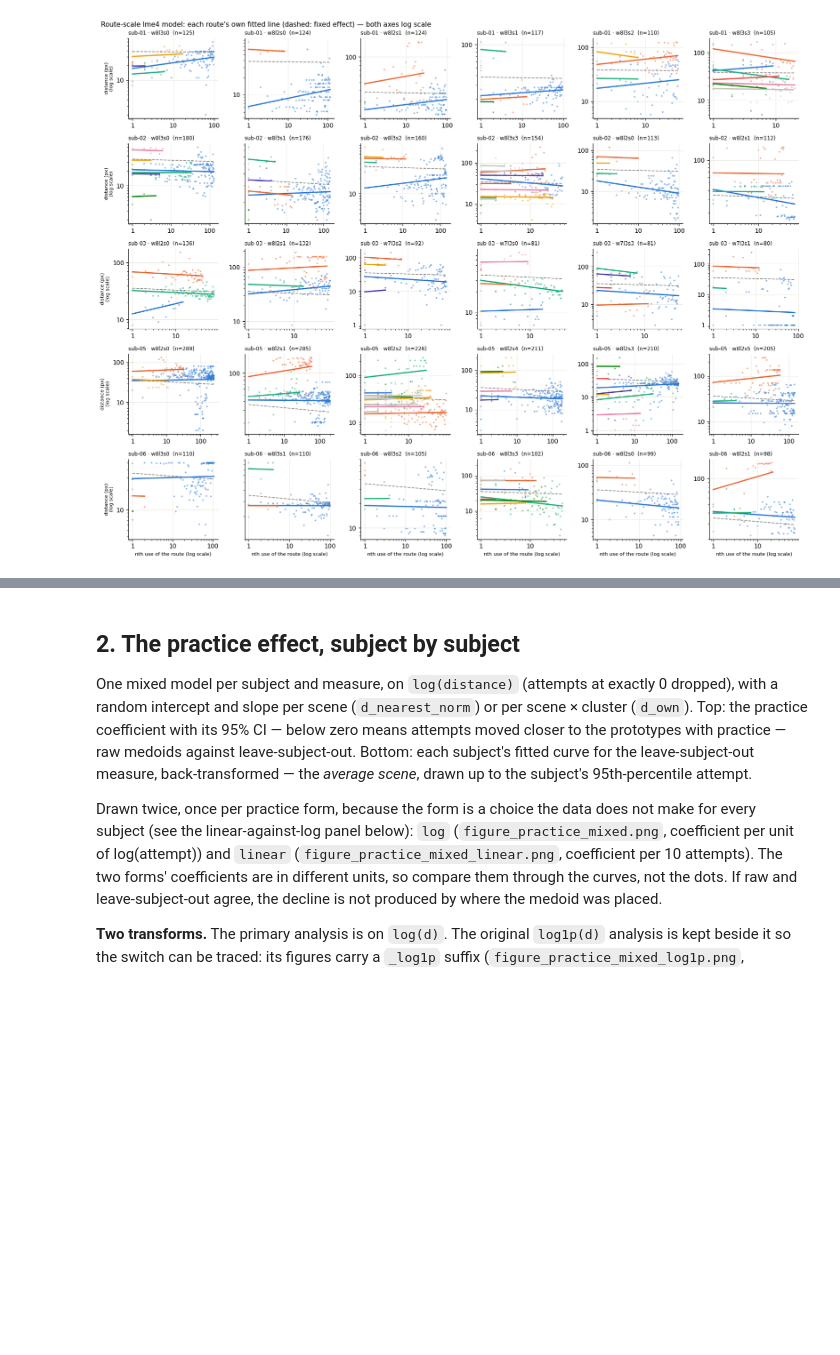
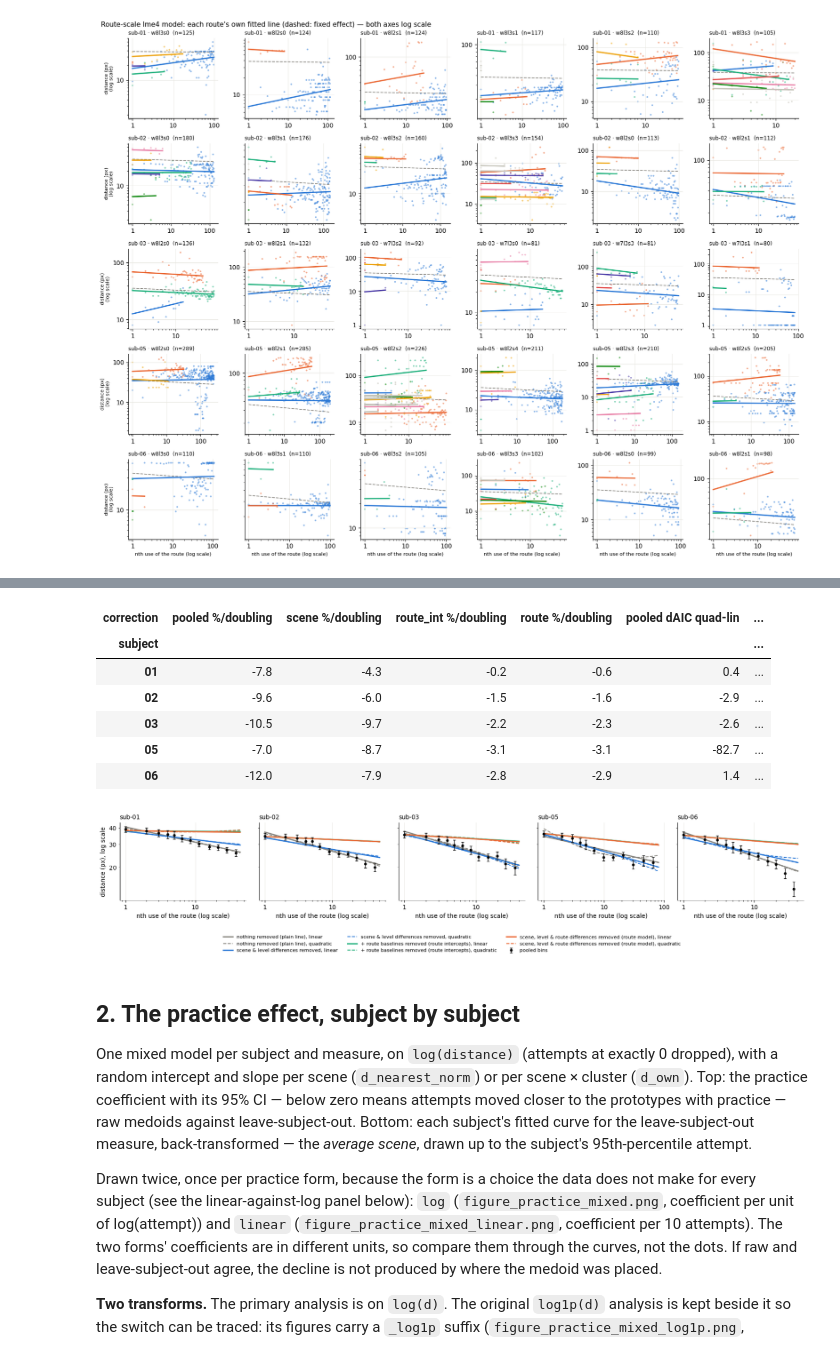
Before and after one commit to cleode5a7/Mario_behaviour, a Jupyter notebook: notebooks/figure_practice.ipynb, the cells around one changed output, grey strips where cells are left out. Cells and saved outputs as stored; diff of their text form; code cells hidden in the pictures; blank space fills up the shorter version.

```diff
--- a/notebooks/figure_practice.ipynb
+++ b/notebooks/figure_practice.ipynb
@@ -372,3 +396,72 @@ else:
+# %%
+from matplotlib.ticker import FuncFormatter, NullFormatter
+
+from analysis.practice import TRANSFORMS, fit_check_data
+
+checks_path = PRACTICE_DIR / "route_checks.json"
+if not checks_path.exists():
+    print("No route checks - run invoke run-practice-route-checks (needs R with lme4).")
+else:
+    checks = json.loads(checks_path.read_text())
+    T, measure = checks["primary_transform"], checks["primary"]
+    inv = TRANSFORMS[T][1]
+    fits = pd.DataFrame(checks["fits"])
+    fits = fits[(fits["measure"] == measure) & (fits["transform"] == T) & (fits["completed_only"] == False)]
+    CORR = [("pooled", "nothing removed (plain line)", "#898781"),
+            ("scene", "scene & level differences removed", CLUSTER_COLORS[0]),
+            ("route_int", "+ route baselines removed (route intercepts)", CLUSTER_COLORS[2]),
+            ("route", "scene, level & route differences removed (route model)", CLUSTER_COLORS[1])]
+    subjects = checks["subjects"]
+    fig, axes = plt.subplots(1, len(subjects), figsize=(3.3 * len(subjects), 3.4), squeeze=False, sharey=True)
+    ys = []
+    for ax, s in zip(axes[0], subjects):
+        b = pd.DataFrame(fit_check_data(attempts, "route", measure, s, T)["bins"])
+        ax.errorbar(b["x"], b["mean"], yerr=[b["mean"] - b["lo"], b["hi"] - b["mean"]], fmt="o",
+                    color="black", ms=3.5, capsize=2, lw=1, zorder=3, label="pooled bins")
+        ys += [*b["lo"], *b["hi"]]
+        for corr, label, color in CORR:
+            for shape, ls in (("linear", "-"), ("quadratic", "--")):
+                f = fits[(fits["subject"] == s) & (fits["correction"] == corr) & (fits["shape"] == shape)].iloc[0]
+                ys += list(inv(np.asarray(f["curve"]["y"])))
+                ax.plot(f["curve"]["use"], inv(np.asarray(f["curve"]["y"])), color=color, ls=ls,
+                        lw=2 if shape == "linear" else 1.4, label=f"{label}, {shape}")
+        ax.set_xscale("log")
+        ax.set_yscale("log")
+        for axis in (ax.xaxis, ax.yaxis):
+            axis.set_major_formatter(FuncFormatter(lambda v, _: f"{v:g}"))
+        ax.xaxis.set_minor_formatter(NullFormatter())
+        ax.yaxis.set_minor_formatter(FuncFormatter(lambda v, _: f"{v:g}"))   # the range is under a decade
+        ax.set_title(f"sub-{s}", loc="left", fontsize=10)
+        ax.set_xlabel("nth use of the route (log scale)")
+    axes[0, 0].set_ylabel("distance (px), log scale")
+    axes[0, 0].set_ylim(min(ys) * 0.93, max(ys) * 1.07)
+    handles, labels = axes[0, 0].get_legend_handles_labels()
+    fig.legend(handles, labels, frameon=False, fontsize=8, ncol=3, loc="lower center")
+    fig.tight_layout(rect=(0, 0.2, 1, 1))
+    fig.savefig(PRACTICE_DIR / "figure_practice_route_checks.png", dpi=150)
+
+    pct = lambda b: (2 ** b - 1) * 100
+    lin = fits[fits["shape"] == "linear"].pivot(index="subject", columns="correction", values="b")
+    CORR = [x for x in CORR if x[0] in set(fits["correction"])]
+    order = [x[0] for x in CORR]
+    table = pct(lin[order]).round(1).add_suffix(" %/doubling")
+    q = fits[fits["shape"] == "quadratic"].set_index(["subject", "correction"])
+    l = fits[fits["shape"] == "linear"].set_index(["subject", "correction"])
+    for corr in order:
+        table[f"{corr} dAIC quad-lin"] = (q["aic"] - l["aic"]).xs(corr, level="correction").round(1)
+    table["scene curvature p (BH)"] = q["lrt_p_bh"].xs("scene", level="correction").round(3)
+    for corr in order[2:]:
+        table[f"{corr} curvature p (BH)"] = q["lrt_p_bh"].xs(corr, level="correction").round(3)
+    display(table)
+# %% [output]
+| correction | pooled %/doubling | scene %/doubling | route_int %/doubling | route %/doubling | pooled dAIC quad-lin | ... |
+| subject |  |  |  |  |  | ... |
+| 01 | -7.8 | -4.3 | -0.2 | -0.6 | 0.4 | ... |
+| 02 | -9.6 | -6.0 | -1.5 | -1.6 | -2.9 | ... |
+| 03 | -10.5 | -9.7 | -2.2 | -2.3 | -2.6 | ... |
+| 05 | -7.0 | -8.7 | -3.1 | -3.1 | -82.7 | ... |
+| 06 | -12.0 | -7.9 | -2.8 | -2.9 | 1.4 | ... |
+[figure, added]
 # %% [markdown]
 ## 2. The practice effect, subject by subject
 
```
Also changed, not shown: parts of 1 cell of this notebook, 20 other files.
